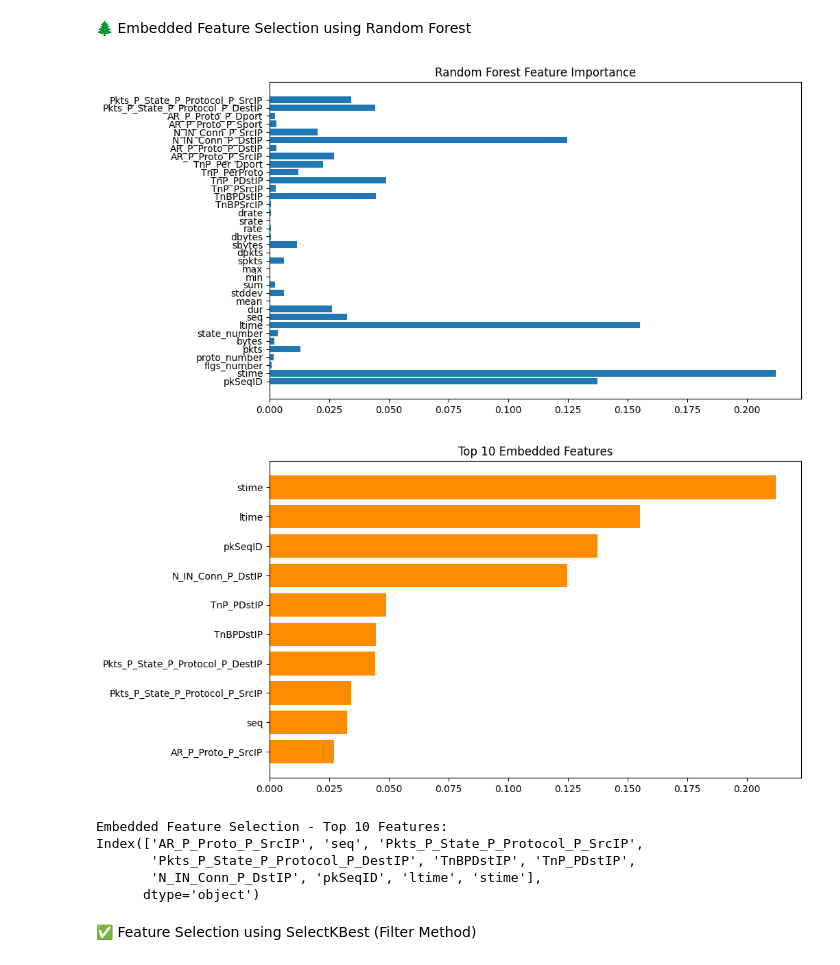
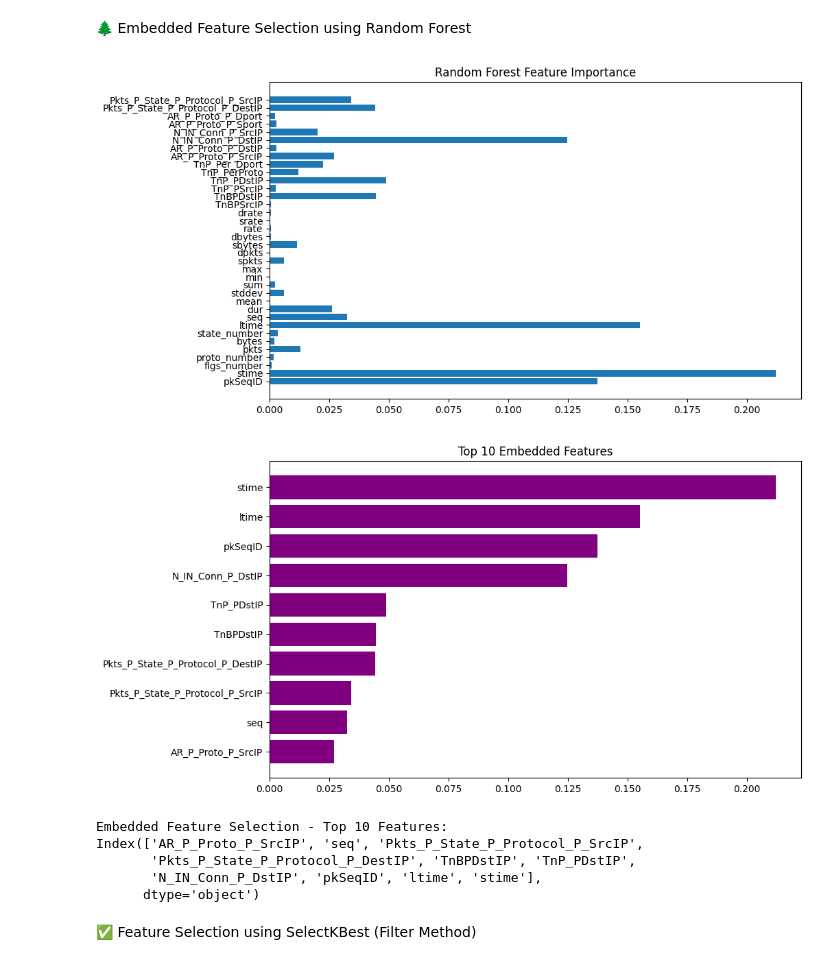
Before and after one commit to tejasmaskar09/Skill, a Jupyter notebook: lca3_final_notebook.ipynb, the cells around one changed output. Saved outputs shown, nothing was run; the diff lists cells and outputs as text; code cells hidden in the pictures.

```diff
--- a/lca3_final_notebook.ipynb
+++ b/lca3_final_notebook.ipynb
@@ -142,26 +142,26 @@ plt.show()
 # %%
 # === Feature Importance (Embedded) ===
 rf_model = RandomForestClassifier(random_state=42)
 rf_model.fit(X_train, y_train)
 feat_importance = rf_model.feature_importances_
 plt.figure(figsize=(10, 6))
 plt.barh(range(len(feat_importance)), feat_importance)
 plt.yticks(range(len(feat_importance)), X.columns)
 plt.title('Random Forest Feature Importance')
 plt.show()
 
 top_n = 10
 top_indices = np.argsort(feat_importance)[-top_n:]
 top_features_embedded = X.columns[top_indices]
 top_importances = feat_importance[top_indices]
 plt.figure(figsize=(10, 6))
-plt.barh(top_features_embedded, top_importances, color='darkorange')
+plt.barh(top_features_embedded, top_importances, color='purple')
 plt.title(f'Top {top_n} Embedded Features')
 plt.show()
 print(f"Embedded Feature Selection - Top {top_n} Features:\n{top_features_embedded}")
 # %% [output]
 [figure]
-[figure, old version]
+[figure, new version]
 Embedded Feature Selection - Top 10 Features:
 Index(['AR_P_Proto_P_SrcIP', 'seq', 'Pkts_P_State_P_Protocol_P_SrcIP',
        'Pkts_P_State_P_Protocol_P_DestIP', 'TnBPDstIP', 'TnP_PDstIP',
```
Also changed, not shown: parts of 4 cells of this notebook.
